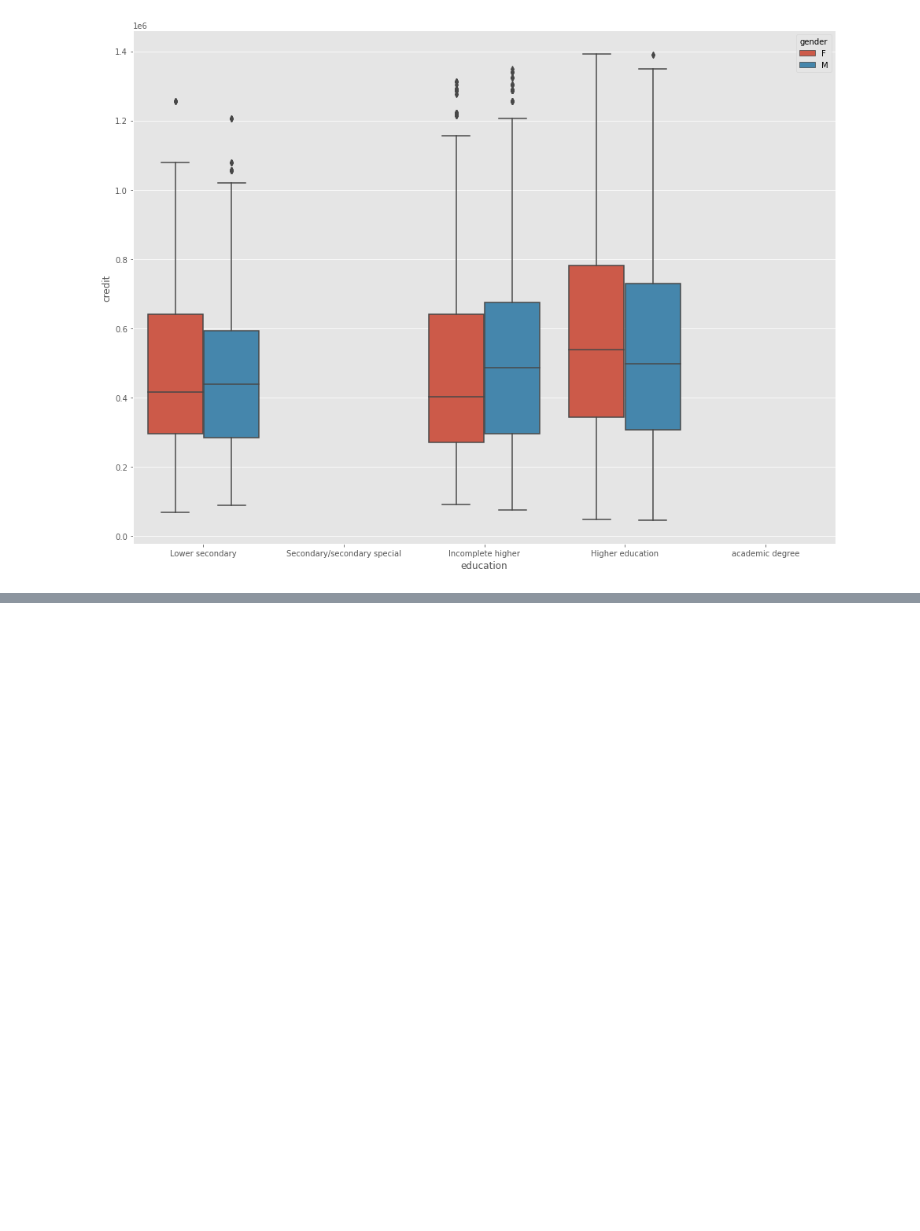
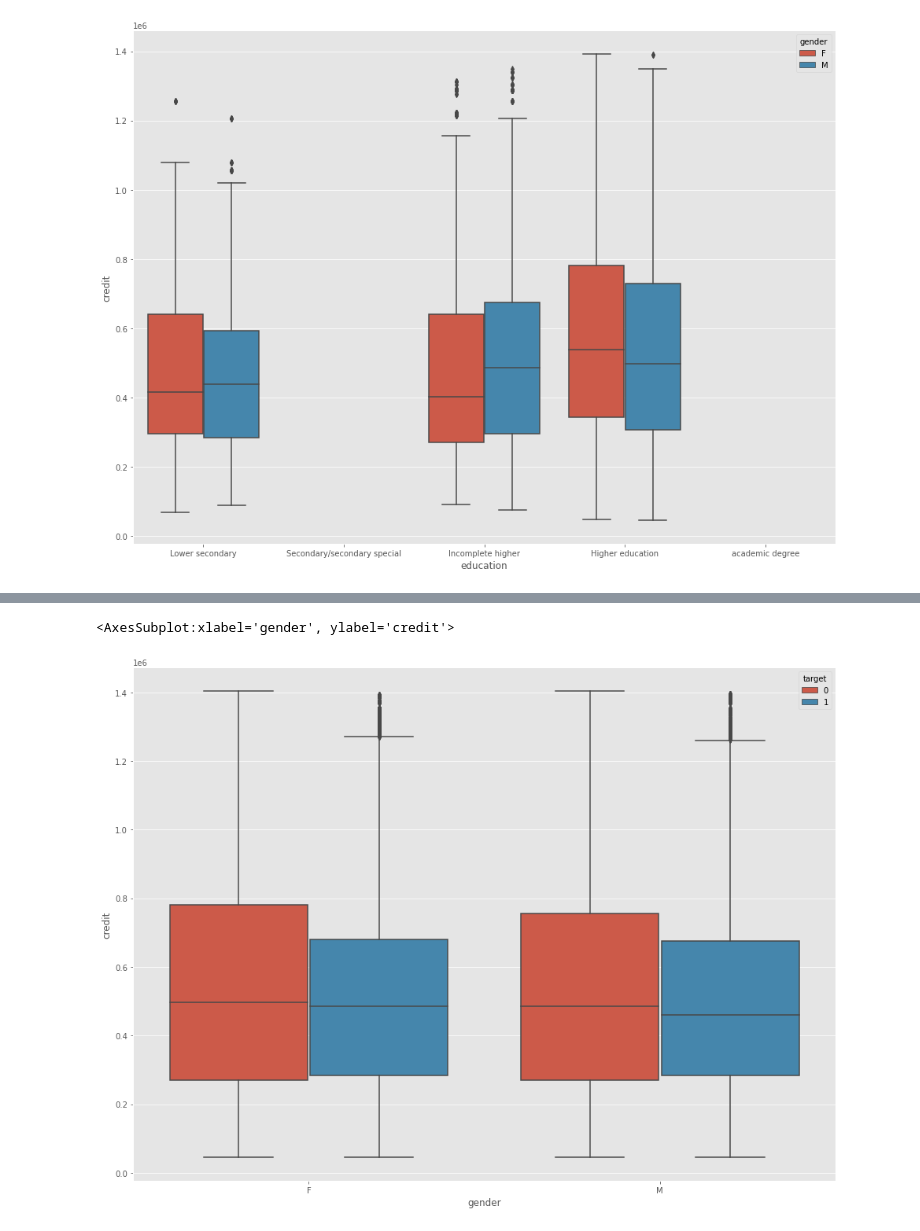
Before and after one commit to LenaChretien/Credit-Card-Fraud, a Jupyter notebook: General Data exploration.ipynb, the cells around one changed output, grey strips where cells are left out. Cells and saved outputs as stored; diff of their text form; code cells hidden in the pictures; blank space fills up the shorter version.

```diff
--- a/General Data exploration.ipynb
+++ b/General Data exploration.ipynb
@@ -758,0 +703,7 @@ AttributeError: 'DataFrameGroupBy' object has no attribute 'shape'
+# %%
+plt.figure(figsize = (16,12))
+
+sns.boxplot(data = app, x = 'gender', y = 'credit', hue = 'target')
+# %% [output]
+<AxesSubplot:xlabel='gender', ylabel='credit'>
+[figure, added]
```
Also changed, not shown: parts of 92 cells of this notebook.
